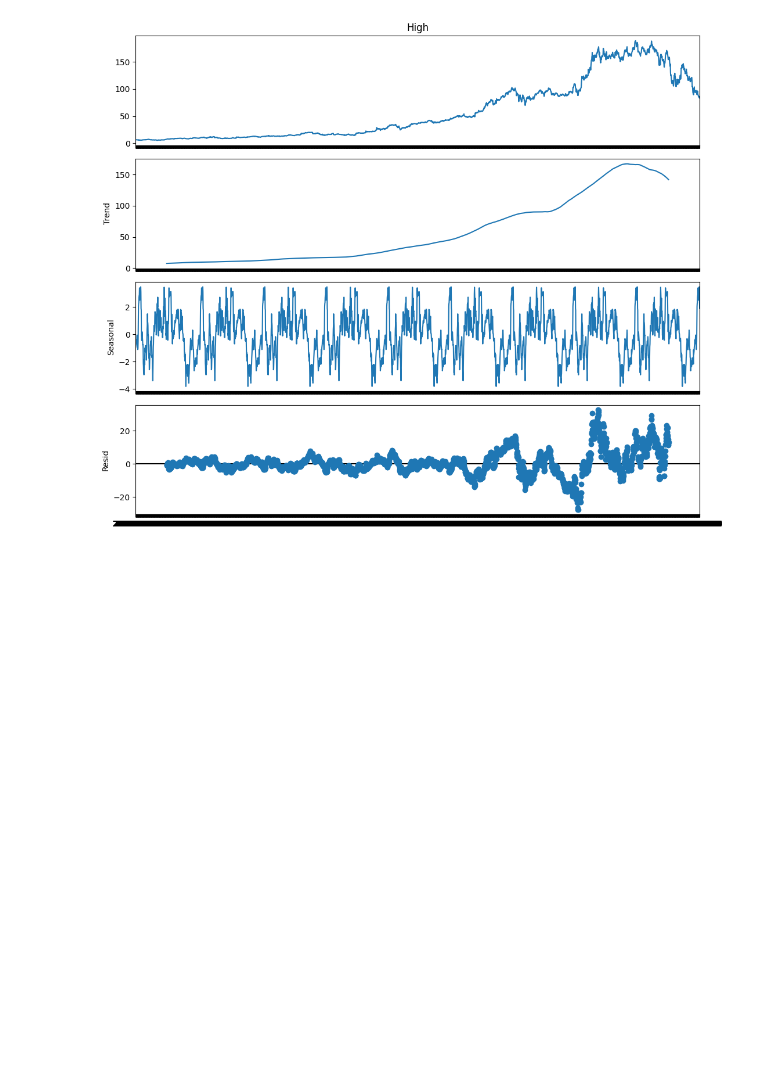
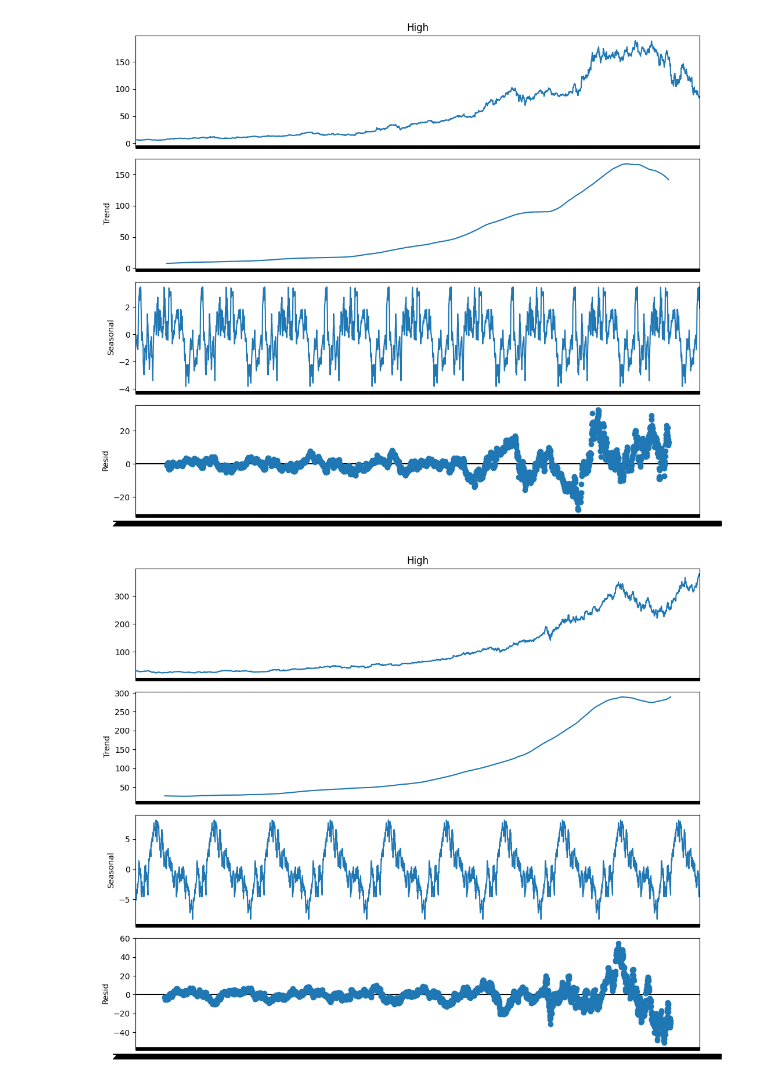
Before and after one commit to arnavktis/Stock-Market-Analysis-And-Forecasting, a Jupyter notebook: Main.ipynb, the cells around one changed output. Saved outputs shown, nothing was run; the diff lists cells and outputs as text; code cells hidden in the pictures; blank space fills up the shorter version.

```diff
--- a/Main.ipynb
+++ b/Main.ipynb
@@ -235,3 +235,10 @@ figure = decomposed_microsoft_volume.plot()
 plt.show()
 # %% [output]
 [figure]
+# %%
+rcParams['figure.figsize'] = 11, 9
+decomposed_amazon_volume = sm.tsa.seasonal_decompose(df3["High"],period=360) # The frequncy is annual
+figure = decomposed_amazon_volume.plot()
+plt.show()
+# %% [output]
+[figure, added]
```
Also changed, not shown: parts of 1 cell of this notebook.
